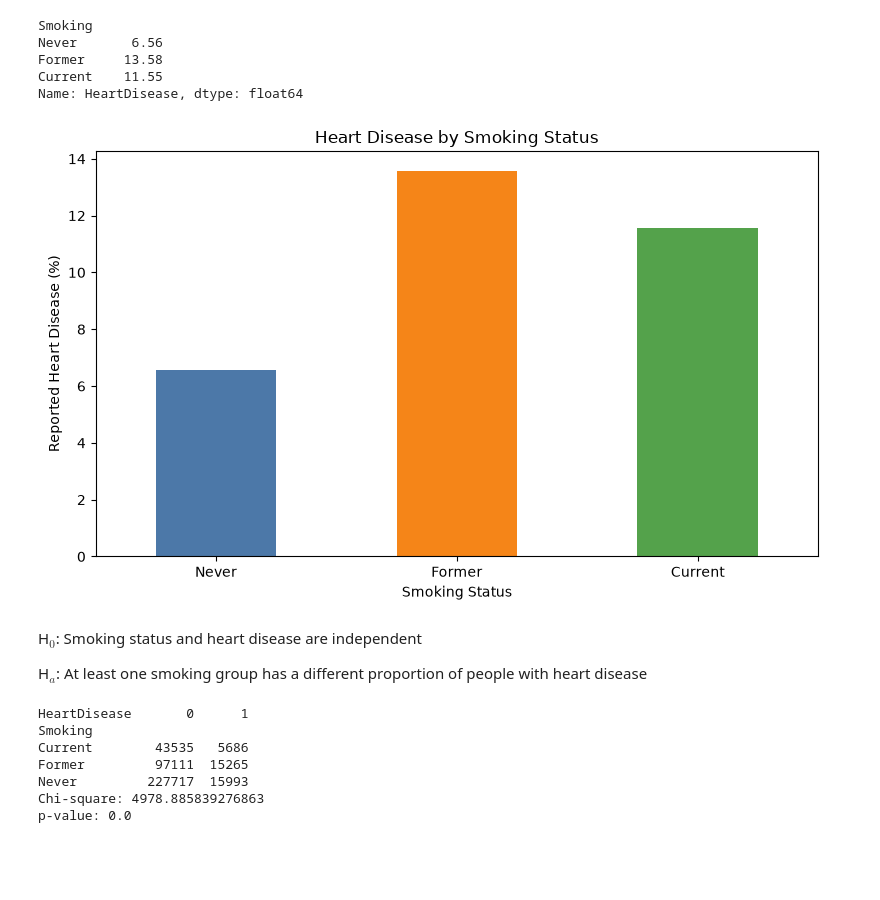
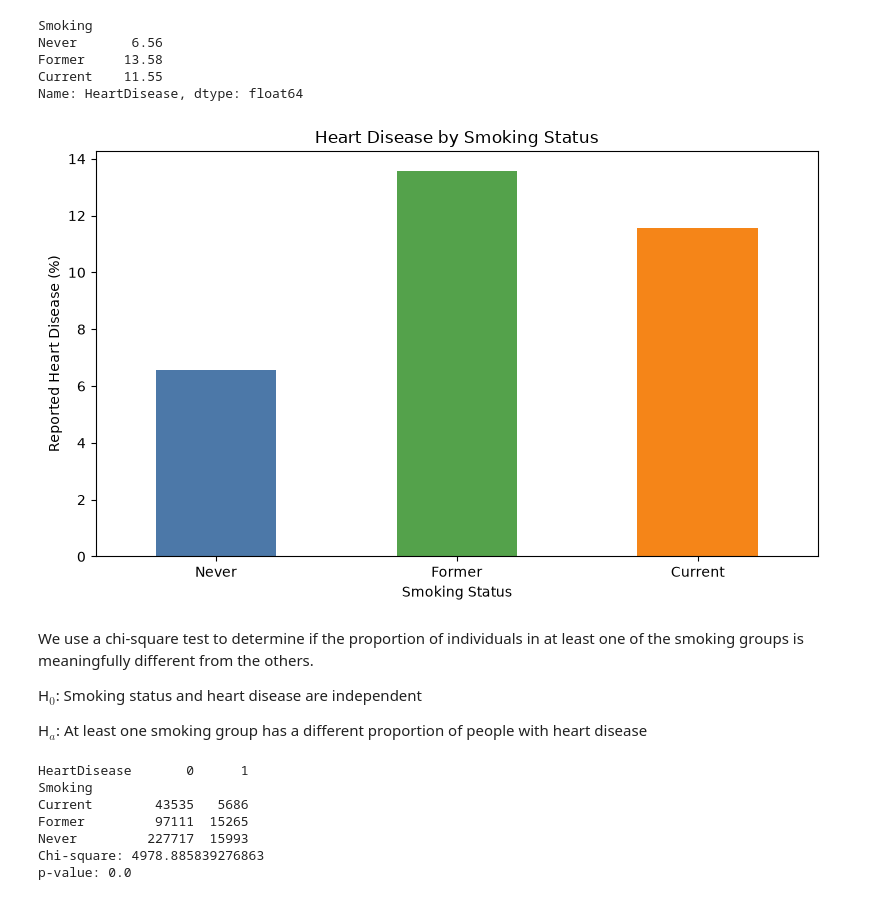
Before and after one commit to rwijesin-UMD/DATA602_Final_Project, a Jupyter notebook: Code.ipynb, the cells around one changed output. Saved outputs shown, nothing was run; the diff lists cells and outputs as text; code cells hidden in the pictures; blank space fills up the shorter version.

```diff
--- a/Code.ipynb
+++ b/Code.ipynb
@@ -369,19 +369,21 @@ Name: HeartDisease, dtype: float64
 # %%
 # Visualize the group percentages
 plt.figure(figsize=(8, 5))
 
-rates.plot(kind="bar", color=["#4C78A8", "#F58518", "#54A24B"])
+rates.plot(kind="bar", color=["#4C78A8", "#54A24B", "#F58518"])
 
 plt.title("Heart Disease by Smoking Status")
 plt.xlabel("Smoking Status")
 plt.ylabel("Reported Heart Disease (%)")
 plt.xticks(rotation=0)
 
 plt.tight_layout()
 plt.show()
 # %% [output]
-[figure, old version]
+[figure, new version]
 # %% [markdown]
+We use a chi-square test to determine if the proportion of individuals in at least one of the smoking groups is meaningfully different from the others.
+
 H$_{0}$: Smoking status and heart disease are independent
 
 H$_{a}$: At least one smoking group has a different proportion of people with heart disease
```
Also changed, not shown: parts of 3 cells of this notebook.
